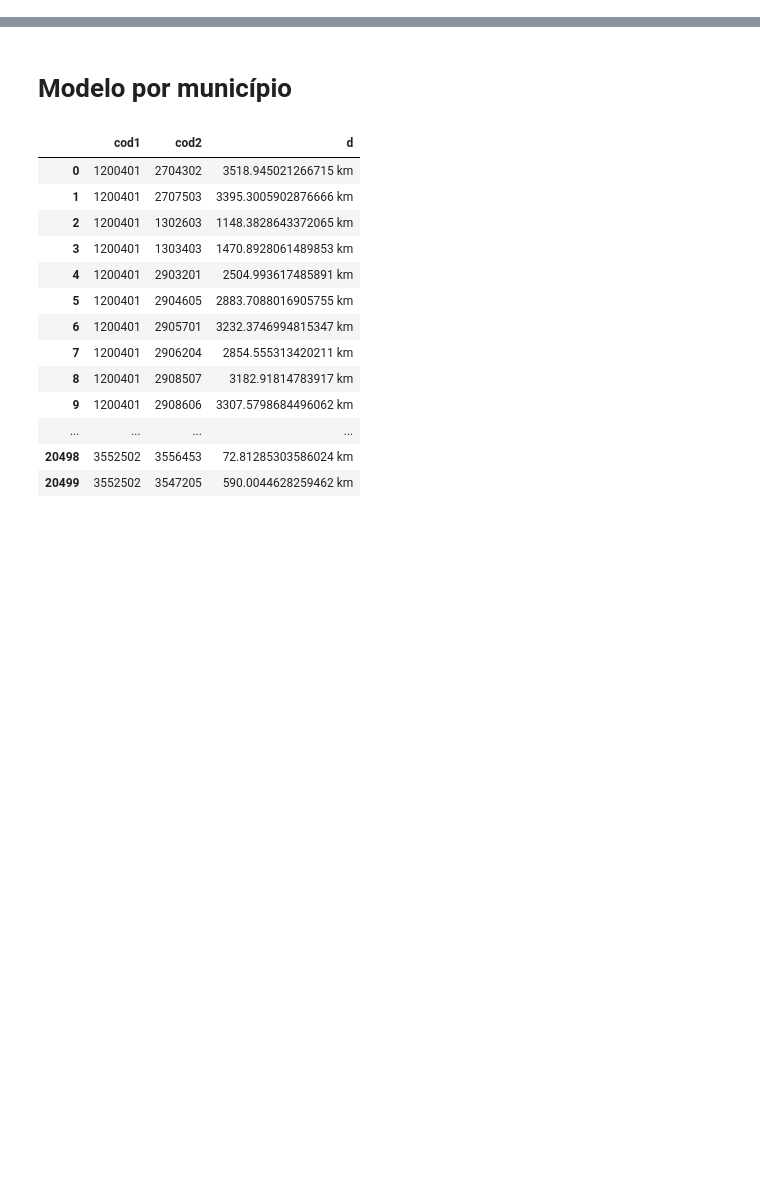
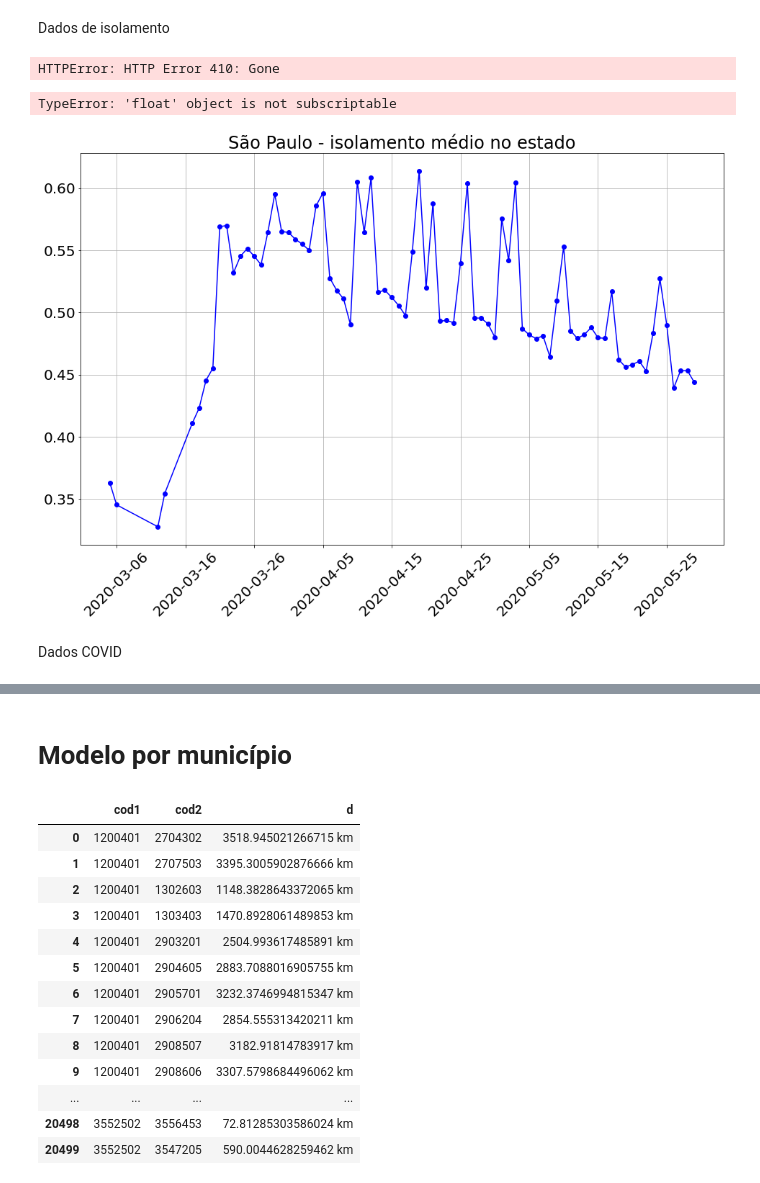
Before and after one commit to paulohubert/covid_discussao, a Jupyter notebook: brasil/covid.ipynb, the cells around one changed output, grey strips where cells are left out. Saved outputs shown, nothing was run; the diff lists cells and outputs as text; code cells hidden in the pictures; blank space fills up the shorter version.

```diff
--- a/brasil/covid.ipynb
+++ b/brasil/covid.ipynb
@@ -6,4 +6,37 @@ from matplotlib import pyplot as plt
 import arviz as az
 import requests
 from datetime import datetime as dt
+# %% [markdown]
+Dados de isolamento
+# %%
+url  = 'https://public.tableau.com/vizql/w/IsolamentoSocial/v/DADOS/vudcsv/sessions/E4BECCEE3449429CBD254C9D99330682-0:0/views/1292535119418963567_2497449162794898547?underlying_table_id=Migrated%20Data&underlying_table_caption=Full%20Data'
+#url  = 'https://public.tableau.com/vizql/w/IsolamentoSocial/v/DADOS/vudcsv/sessions/9DDB779699C4466B808B761E723874E4-0:0/views/1292535119418963567_2497449162794898547?summary=true'
+dfiso = pd.read_csv(url, sep = ';')
+# %% [output]
+HTTPError: HTTP Error 410: Gone
+# %%
+dfiso.columns = ['municipio', 'uf', 'data', 'iso']
+dfiso.iso = dfiso.iso.apply(lambda l: pd.to_numeric(l[:2])/100)
+dfiso.data = dfiso.data.apply(lambda l: pd.to_datetime(l, format = '%d/%m/%y'))
+# %% [output]
+TypeError: 'float' object is not subscriptable
+# %%
+dfisouf = dfiso.drop('municipio', axis = 1).groupby(['uf', 'data']).mean().reset_index()
+# %%
+dfisouf = dfisouf.sort_values('data')
+dfisouf = dfisouf.set_index('data')
+# %%
+fig = plt.figure(figsize = (16,10))
+plt.rcParams.update({'font.size' : 20})
+plt.plot(dfisouf.iso, 'bo-')
+axs = plt.axes()
+axs.xaxis.set_major_locator(plt.MaxNLocator(10))
+plt.xticks(rotation = 45)
+plt.title("São Paulo - isolamento médio no estado", fontsize = 24)
+plt.grid(True)
+plt.show()
+# %% [output]
+[figure, added]
+# %% [markdown]
+Dados COVID
 # %%
```
Also changed, not shown: parts of 33 cells of this notebook.
